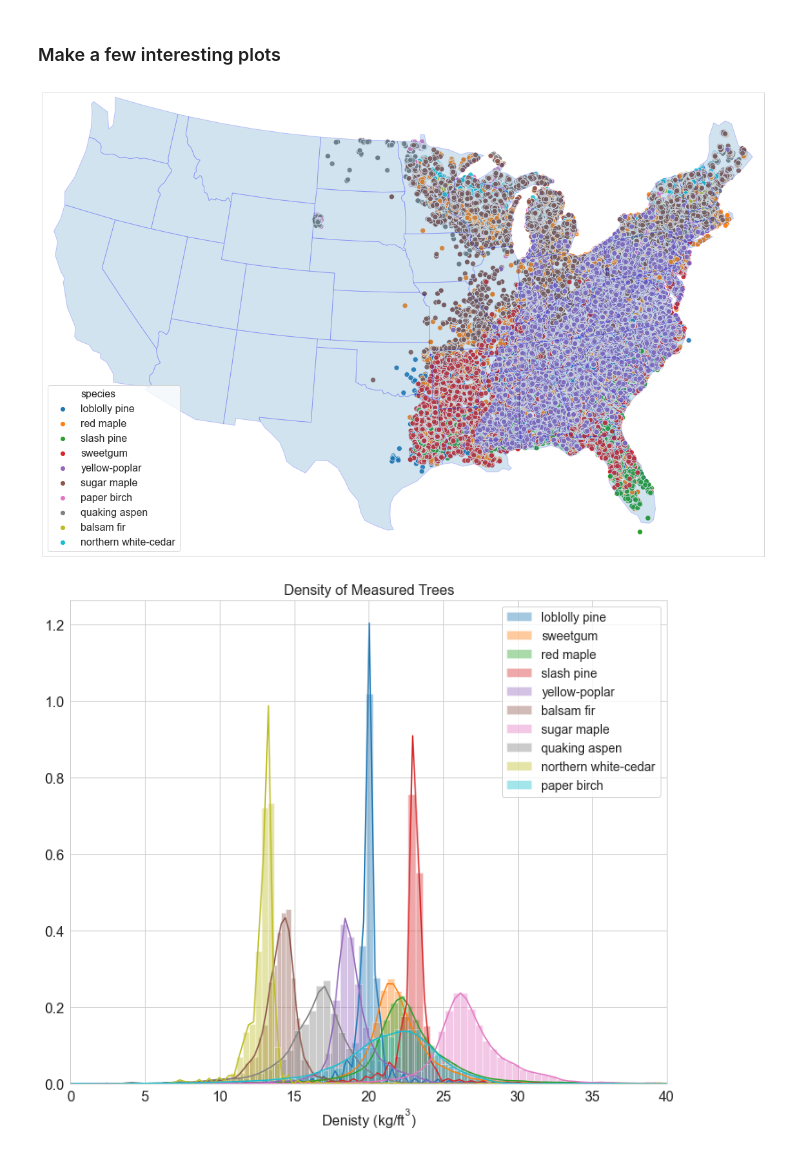
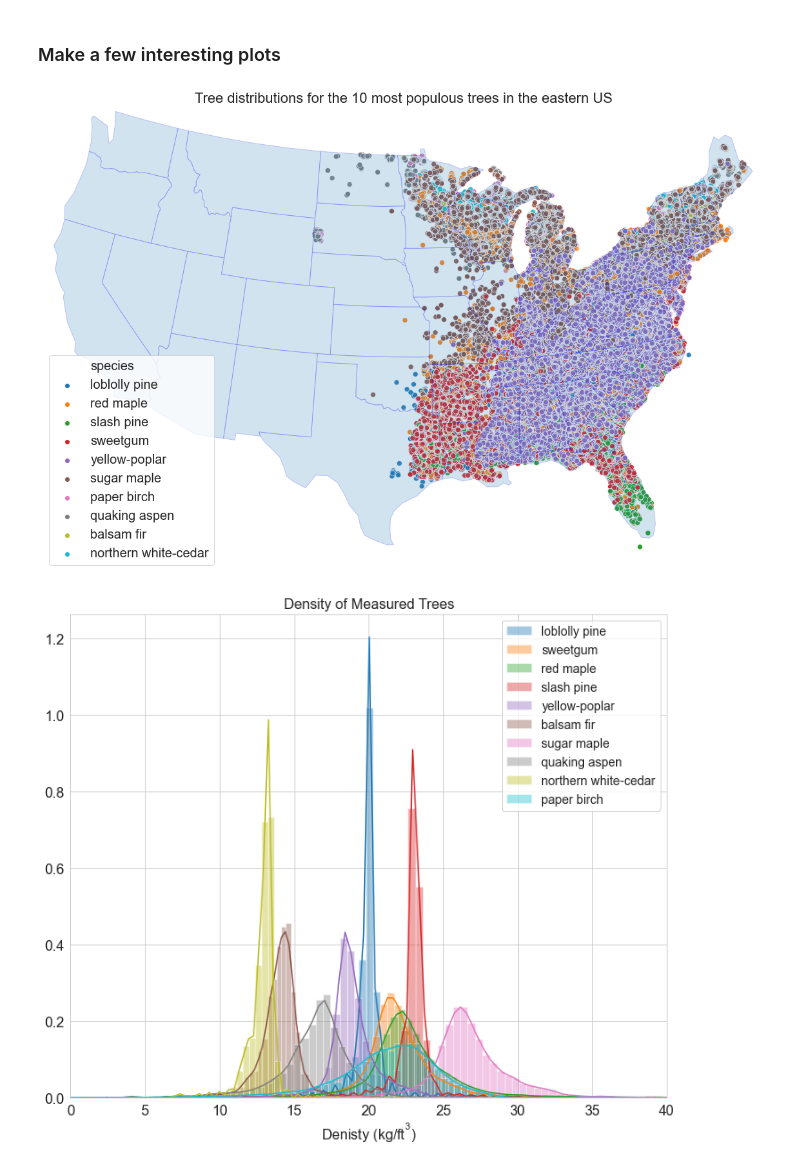
Before and after one commit to dheligman/climate, a Jupyter notebook: Classification_Modeling_KT.ipynb, the cells around one changed output. Saved outputs shown, nothing was run; the diff lists cells and outputs as text; code cells hidden in the pictures.

Commit message:
upadated plots

```diff
--- a/Classification_Modeling_KT.ipynb
+++ b/Classification_Modeling_KT.ipynb
@@ -60,19 +60,21 @@ species = trees.species.unique()
 # %%
 shapename = 'admin_1_states_provinces_lakes_shp'
 states_shp = shpreader.natural_earth(resolution='110m',category='cultural', name=shapename)
 
 xf = 'longitude'
 yf = 'latitude'
 fig = plt.figure(figsize = (16,10))
 ax = fig.add_axes([0, 0, 1, 1], projection=ccrs.LambertConformal())
+ax.outline_patch.set_visible(False)
 ax.set_extent([-119, -74, 22, 50], ccrs.Geodetic())
 ax.add_geometries(shpreader.Reader(states_shp).geometries(), ccrs.PlateCarree(),alpha = 0.2, edgecolor='b')
 sns.scatterplot(data=trees.loc[trees.species.isin(spe)],x=xf,y=yf,hue="species",
                 alpha=0.9,ax = ax,transform=ccrs.PlateCarree(),s = 65)
-ax.legend(loc = 3,fontsize = 16)
+ax.legend(loc = 3,fontsize = 20)
+ax.set_title('Tree distributions for the 10 most populous trees in the eastern US', fontsize = 22)
 plt.show()
 # %% [output]
-[figure, old version]
+[figure, new version]
 # %%
 plt.figure(figsize=(12,10))
 for i,s in enumerate(spe):
```
Also changed, not shown: parts of 5 cells of this notebook, 1 other file.
